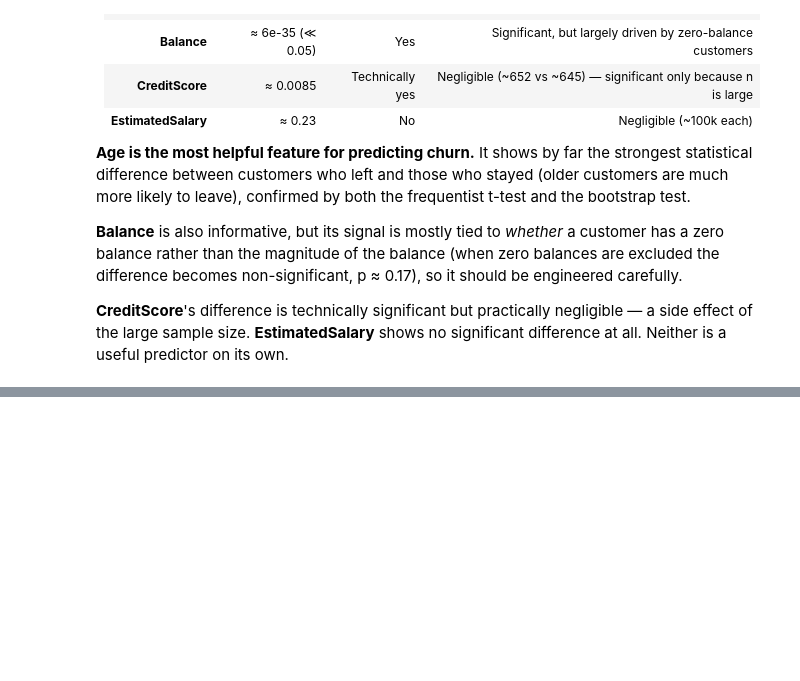
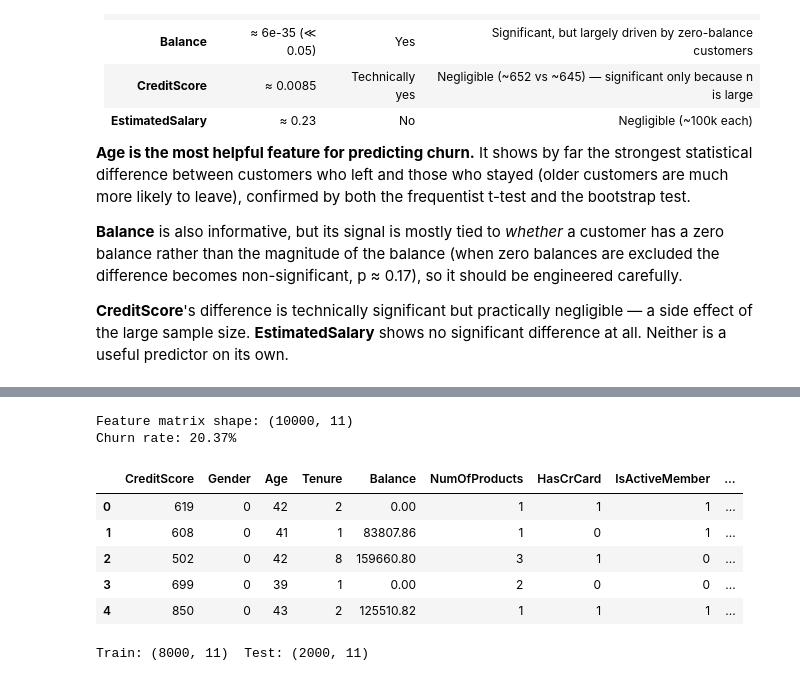
Before and after one commit to damanadidier/DI_Bootcamp, a Jupyter notebook: Week4/Day4/DailyChallenge/dc-mandatory.ipynb, the cells around one changed output, grey strips where cells are left out. Saved outputs shown, nothing was run; the diff lists cells and outputs as text; code cells hidden in the pictures; blank space fills up the shorter version.

```diff
--- a/Week4/Day4/DailyChallenge/dc-mandatory.ipynb
+++ b/Week4/Day4/DailyChallenge/dc-mandatory.ipynb
@@ -301,0 +313,47 @@ Summary of the four hypothesis tests:
+# %%
+from sklearn.model_selection import train_test_split
+from sklearn.preprocessing import StandardScaler
+from sklearn.linear_model import LogisticRegression
+from sklearn.ensemble import RandomForestClassifier
+from sklearn.metrics import (accuracy_score, precision_score, recall_score,
+                             f1_score, roc_auc_score, classification_report,
+                             confusion_matrix, ConfusionMatrixDisplay)
+
+# Drop identifier columns that carry no predictive signal
+model_df = df.drop(columns=['RowNumber', 'CustomerId', 'Surname'])
+
+# Encode categorical variables:
+#  - Gender: binary -> map to 0/1
+#  - Geography: nominal with 3 categories -> one-hot encoding
+model_df['Gender'] = model_df['Gender'].map({'Female': 0, 'Male': 1})
+model_df = pd.get_dummies(model_df, columns=['Geography'], drop_first=True)
+
+# Features / target
+X = model_df.drop(columns=['Exited'])
+y = model_df['Exited']
+
+print("Feature matrix shape:", X.shape)
+print("Churn rate: {:.2%}".format(y.mean()))
+X.head()
+# %% [output]
+Feature matrix shape: (10000, 11)
+Churn rate: 20.37%
+|  | CreditScore | Gender | Age | Tenure | Balance | NumOfProducts | HasCrCard | IsActiveMember | ... |
+| 0 | 619 | 0 | 42 | 2 | 0.00 | 1 | 1 | 1 | ... |
+| 1 | 608 | 0 | 41 | 1 | 83807.86 | 1 | 0 | 1 | ... |
+| 2 | 502 | 0 | 42 | 8 | 159660.80 | 3 | 1 | 0 | ... |
+| 3 | 699 | 0 | 39 | 1 | 0.00 | 2 | 0 | 0 | ... |
+| 4 | 850 | 0 | 43 | 2 | 125510.82 | 1 | 1 | 1 | ... |
+# %%
+# Stratified split keeps the churn ratio identical in train and test sets
+X_train, X_test, y_train, y_test = train_test_split(
+    X, y, test_size=0.2, random_state=42, stratify=y)
+
+# Scale features (important for Logistic Regression; harmless for trees)
+scaler = StandardScaler()
+X_train_scaled = scaler.fit_transform(X_train)
+X_test_scaled = scaler.transform(X_test)
+
+print("Train:", X_train.shape, " Test:", X_test.shape)
+# %% [output]
+Train: (8000, 11)  Test: (2000, 11)
```
Also changed, not shown: parts of 5 cells of this notebook.
